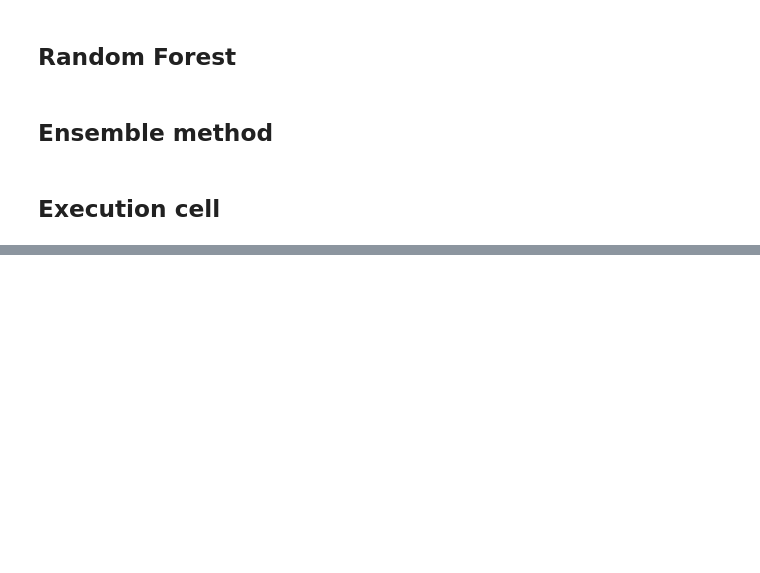
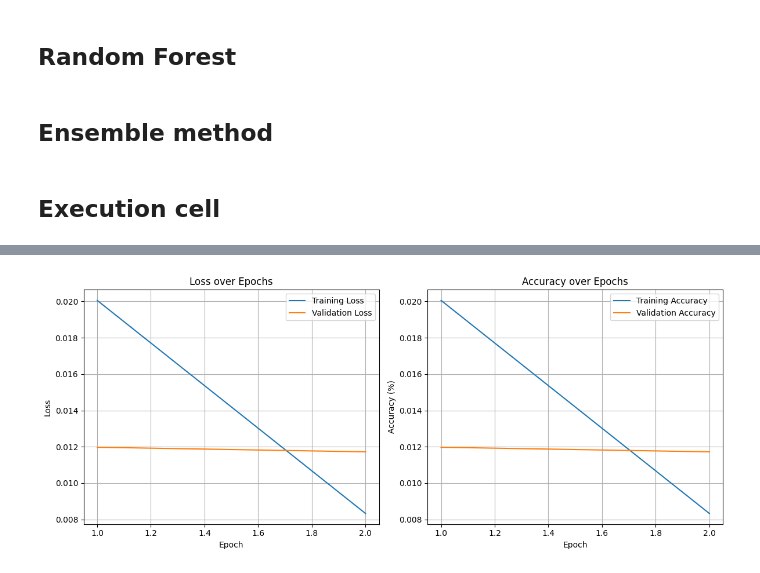
Before and after one commit to honghan-wong/study-model, a Jupyter notebook: main2.ipynb, the cells around one changed output, grey strips where cells are left out. Drawn from its saved outputs; the diff is of its cells as text; code cells hidden in the pictures; blank space fills up the shorter version.

Commit message:
fix baseline model gridsearch

```diff
--- a/main2.ipynb
+++ b/main2.ipynb
@@ -1287,7 +1287,14 @@ def evaluate_weather_ensemble_model(rf_temp, rf_rain, lstm_model, X_test, y_temp
 ## Execution cell
 # %%
 ### temperature regression
-# temperature_features = ['pressure','humidity','wind_speed','gust','visibility','solar_radiation','rainfall_7d_avg','is_monsoon','is_coastal']
+# temperature_features = [
+#     'pressure','dew_point','humidity','wind_speed',
+#     'gust','wind_chill','uv_index','feels_like_temperature',
+#     'visibility','solar_radiation', 'precipitation_total',
+#     'precipitation_total_1h_avg', 'precipitation_total_1d_avg',
+#     'precipitation_rate_1h_avg', 'precipitation_rate_1d_avg',
+#     'temperature_1h_avg', 'temperature_1d_avg', 'precipitation_rate'
+# ]
 # temperature_labels = 'temperature'
 
 # temperature_linear_param_grid = {
@@ -1305,21 +1312,29 @@ def evaluate_weather_ensemble_model(rf_temp, rf_rain, lstm_model, X_test, y_temp
 # temperature_linear_model_gridsearch(temperature_features, temperature_labels, param_grid=temperature_linear_param_grid)
 
 ### rainfall binary classification
-# rainfall_features = ['pressure','humidity','wind_speed','gust','visibility','solar_radiation','rainfall_7d_avg','is_monsoon','is_coastal']
-# rainfall_labels = 'rain_label'
+rainfall_features = [
+    'pressure','dew_point','humidity','wind_speed',
+    'gust','wind_chill','uv_index','feels_like_temperature',
+    'visibility','solar_radiation', 'precipitation_total',
+    'precipitation_total_1h_avg', 'precipitation_total_1d_avg',
+    'precipitation_rate_1h_avg', 'precipitation_rate_1d_avg',
+    'temperature_1h_avg', 'temperature_1d_avg', 'temperature'
+]
+
+rainfall_labels = 'rain_label'
+rainfall_binary_param_grid = {
+    'epochs'         : [5],
+    'batch_size'     : [128],
+    'lr'             : [0.001],
+}
+
 # rainfall_binary_param_grid = {
-#     'epochs'         : [5],
-#     'batch_size'     : [128],
-#     'lr'             : [0.001],
+#     'epochs'         : [10, 20],
+#     'batch_size'     : [32],
+#     'lr'             : [0.001, 0.01],
 # }
 
-# # rainfall_binary_param_grid = {
-# #     'epochs'         : [10, 20],
-# #     'batch_size'     : [32],
-# #     'lr'             : [0.001, 0.01],
-# # }
-
-# rainfall_binary_model_gridsearch(param_grid=rainfall_binary_param_grid)
+rainfall_binary_model_gridsearch(param_grid=rainfall_binary_param_grid)
 
 ### weather LSTM (temperature regression + rainfall classification)
 # weather_lstm_features = [
@@ -1358,39 +1373,39 @@ def evaluate_weather_ensemble_model(rf_temp, rf_rain, lstm_model, X_test, y_temp
 #     param_grid=weather_lstm_param_grid)
 
 ### weather Random Forest (temperature regression + rainfall classification)
-weather_rf_features = [
-    'pressure','dew_point','humidity','wind_speed',
-    'gust','wind_chill','uv_index','feels_like_temperature',
-    'visibility','solar_radiation', 'precipitation_total',
-    'precipitation_total_1h_avg', 'precipitation_total_1d_avg',
-    'precipitation_rate_1h_avg', 'precipitation_rate_1d_avg',
-    'temperature_1h_avg', 'temperature_1d_avg'
-]
-
-weather_rf_param_grid = {
-    'n_estimators'          : [1000],
-    'classifier_criterion'  : ['gini'],
-    'regressor_criterion'   : ["squared_error"],
-    'max_depth'             : [None],
-    'min_samples_split'     : [2],
-    'min_samples_leaf'      : [1],
-    'max_samples'           : [64]
-}
+# weather_rf_features = [
+#     'pressure','dew_point','humidity','wind_speed',
+#     'gust','wind_chill','uv_index','feels_like_temperature',
+#     'visibility','solar_radiation', 'precipitation_total',
+#     'precipitation_total_1h_avg', 'precipitation_total_1d_avg',
+#     'precipitation_rate_1h_avg', 'precipitation_rate_1d_avg',
+#     'temperature_1h_avg', 'temperature_1d_avg'
+# ]
 
 # weather_rf_param_grid = {
-#     'n_estimators'          : [1000, 2000],
-#     'classifier_criterion'  : ['gini', 'entropy', 'log_loss'],
-#     'regressor_criterion'   : ["squared_error", "absolute_error", "friedman_mse", "poisson"],
+#     'n_estimators'          : [1000],
+#     'classifier_criterion'  : ['gini'],
+#     'regressor_criterion'   : ["squared_error"],
 #     'max_depth'             : [None],
-#     'min_samples_split'     : [2, 5, 10],
-#     'min_samples_leaf'      : [1, 2, 4],
+#     'min_samples_split'     : [2],
+#     'min_samples_leaf'      : [1],
 #     'max_samples'           : [64]
 # }
 
+# # weather_rf_param_grid = {
+# #     'n_estimators'          : [1000, 2000],
+# #     'classifier_criterion'  : ['gini', 'entropy', 'log_loss'],
+# #     'regressor_criterion'   : ["squared_error", "absolute_error", "friedman_mse", "poisson"],
+# #     'max_depth'             : [None],
+# #     'min_samples_split'     : [2, 5, 10],
+# #     'min_samples_leaf'      : [1, 2, 4],
+# #     'max_samples'           : [64]
+# # }
 
-weather_rf_model_gridsearch(
-    features=weather_rf_features,
-    label_1='temperature',
-    label_2='rain_label',
-    param_grid=weather_rf_param_grid)
+
+# weather_rf_model_gridsearch(
+#     features=weather_rf_features,
+#     label_1='temperature',
+#     label_2='rain_label',
+#     param_grid=weather_rf_param_grid)
 # %% [output]
@@ -1399,0 +1421 @@ Params: {'n_estimators': 1000, 'classifier_criterion': 'gini', 'regressor_criter
+[figure, added]
```
Also changed, not shown: parts of 2 cells of this notebook.
